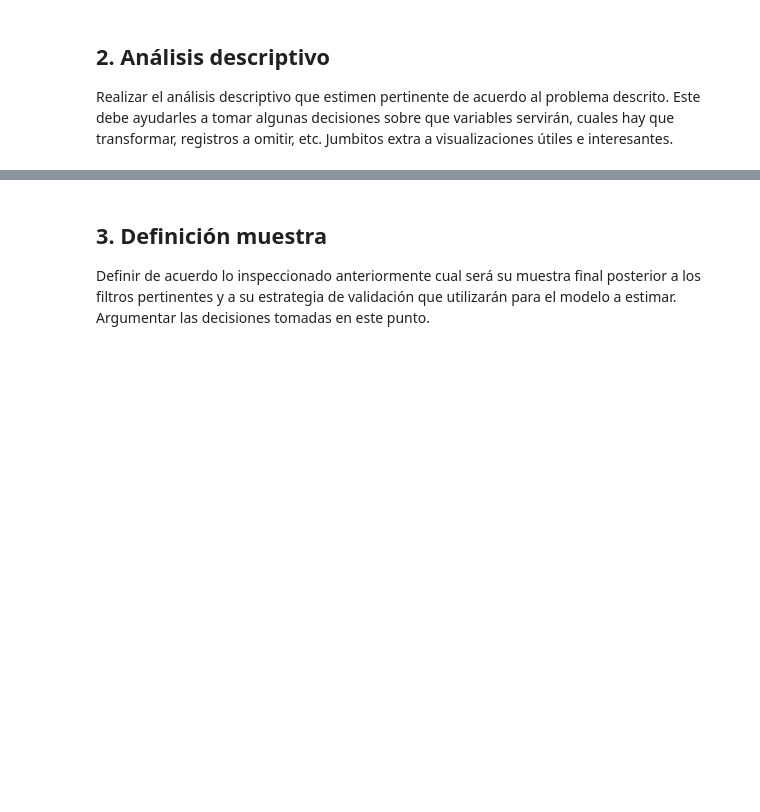
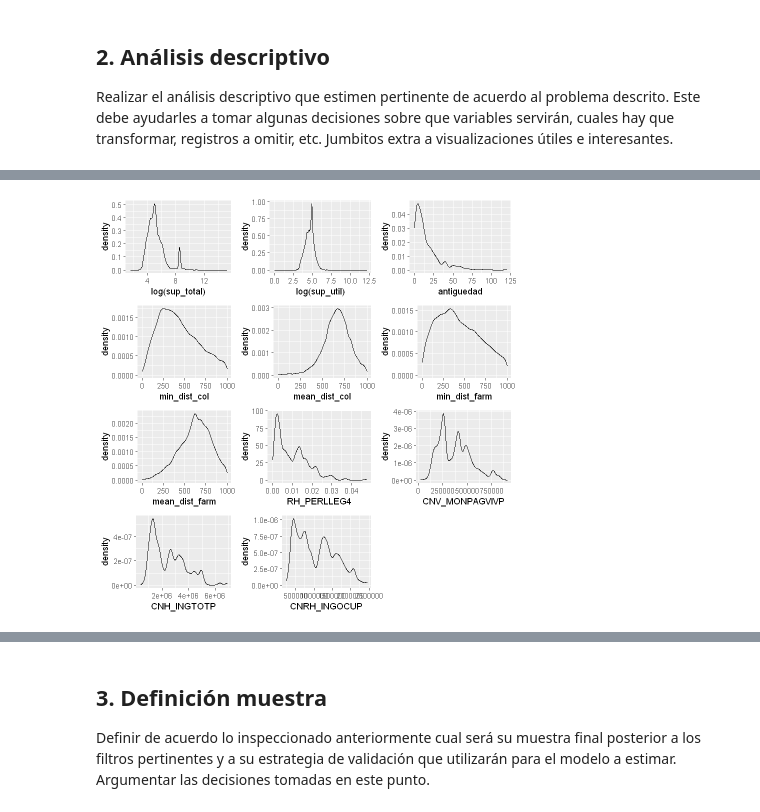
Before and after one commit to catalinavillamil/prueba_r, a Jupyter notebook: Prueba R.ipynb, the cells around one changed output, grey strips where cells are left out. Drawn from its saved outputs; the diff is of its cells as text; code cells hidden in the pictures; blank space fills up the shorter version.

```diff
--- a/Prueba R.ipynb
+++ b/Prueba R.ipynb
@@ -131,0 +188,19 @@ p
+# %%
+g1 = ggplot(datos, aes(x=log(sup_total) )) +  geom_density()
+g2 = ggplot(datos, aes(x=log(sup_util))) +  geom_density()
+g5 = ggplot(datos, aes(x=antiguedad )) +  geom_density()
+g7 = ggplot(datos, aes(x=min_dist_col )) +  geom_density()
+g9 = ggplot(datos, aes(x=mean_dist_col )) +  geom_density()
+g10 = ggplot(datos, aes(x=min_dist_farm )) +  geom_density()
+g12 = ggplot(datos, aes(x=mean_dist_farm )) +  geom_density()
+g13 = ggplot(datos, aes(x=RH_PERLLEG4 )) +  geom_density()
+g14 = ggplot(datos, aes(x=CNV_MONPAGVIVP )) +  geom_density()
+g15 = ggplot(datos, aes(x=CNH_INGTOTP )) +  geom_density()
+g16 = ggplot(datos, aes(x=CNRH_INGOCUP )) +  geom_density()
+
+ggarrange(g1,g2,g5,g7,g9,g10,g12,g13,g14,g15,g16,
+          ncol = 3 ,nrow= 4
+          , heights= c(2,2,2,2)
+          )
+# %% [output]
+[figure, added]
```
Also changed, not shown: parts of 42 cells of this notebook, 1 other file.
